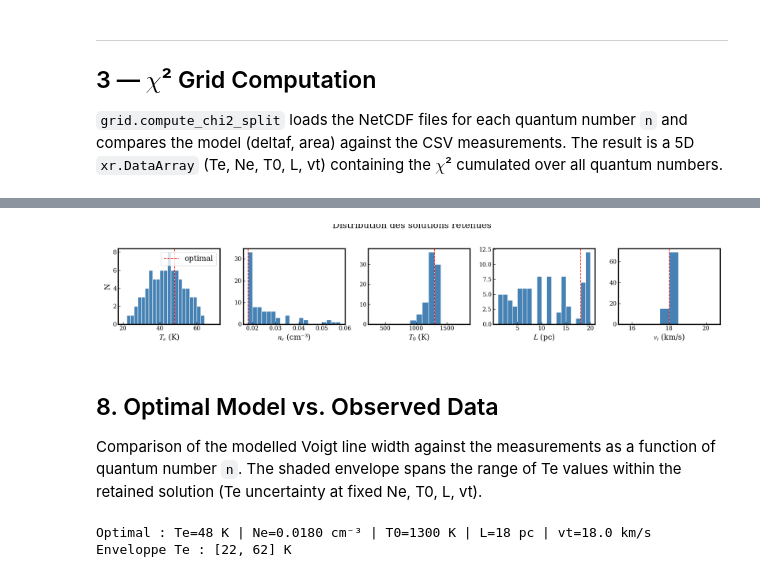
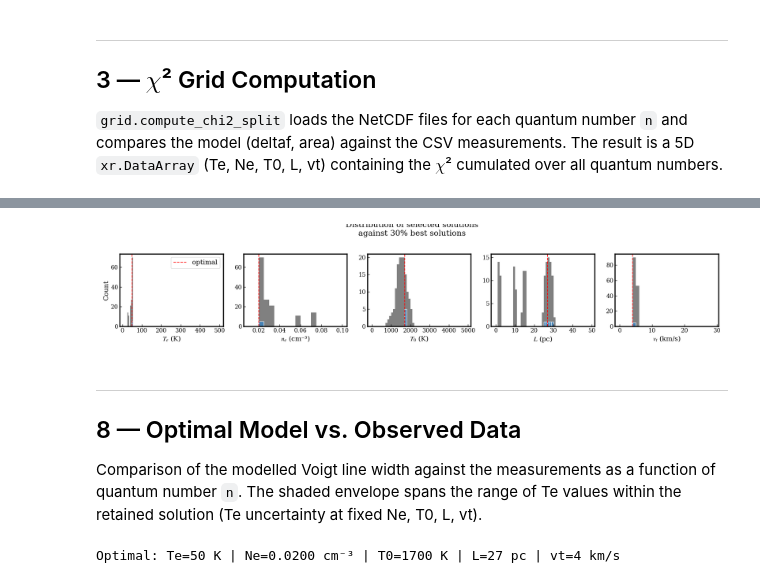
Before and after one commit to LucieCros/rrl-ism-analysis, a Jupyter notebook: notebooks/5_Grid-exploration.ipynb, the cells around one changed output, grey strips where cells are left out. Saved outputs shown, nothing was run; the diff lists cells and outputs as text; code cells hidden in the pictures.

Commit message:
grid exploration - final

```diff
--- a/notebooks/5_Grid-exploration.ipynb
+++ b/notebooks/5_Grid-exploration.ipynb
@@ -333,40 +317,10 @@ LL, TE = np.meshgrid(x_TeL, y_TeL)  # shape (nTe, nL)
 # Adjust per source/beam:
 #   beam2 : cond = (LL < 21.5) | (TE < funclo(LL))
 #   beam3 : cond = (LL < 9) | (LL > 12)
-cond = LL > 32   # exclude lines of sight that are too long
+cond = (LL > 32) | (LL < 20)    # exclusion of some values of L
 
-
-def make_masked_heatmap(df_subset, x_cols, y_idx, cond):
-    """
-    Pivot df_subset into a (Te, L) heatmap, re-index onto the full grid,
-    and apply the mask `cond` (excluded values → NaN).
-
-    Parameters
-    ----------
-    df_subset : pd.DataFrame
-        Subset of the χ² DataFrame to pivot.
-    x_cols : array-like
-        Full L axis values (columns).
-    y_idx : array-like
-        Full Te axis values (index).
-    cond : np.ndarray of bool
-        Boolean mask (True = exclude); same shape as the heatmap.
-
-    Returns
-    -------
-    np.ndarray
-        Masked heatmap values (NaN where excluded).
-    """
-    hm = df_subset.pivot_table(
-        index='Te', columns='L', values='chi2', aggfunc='min'
-    ).reindex(columns=x_cols, index=y_idx)
-    vals = hm.values.copy()
-    vals[cond] = np.nan
-    return vals
-
-
-z_masked15 = make_masked_heatmap(df_best15, x_TeL, y_TeL, cond)
-z_masked30 = make_masked_heatmap(df_best30, x_TeL, y_TeL, cond)
+# Masked heatmaps — make_masked_heatmap is now in grid_exploration module
+z_masked15 = grid.make_masked_heatmap(df_best15, x_TeL, y_TeL, cond)
 
 # Retained solutions: χ² values present in the unmasked region
 valid_chi2  = np.unique(z_masked15[~np.isnan(z_masked15)])
@@ -433,27 +391,28 @@ The red line marks the optimal value.
 # %%
 PARAMS = ['Te', 'Ne', 'T0', 'L', 'vt']
 PARAM_AXES = {'Te': Te_orig, 'Ne': Ne_orig, 'T0': T0_orig,
               'L': L_orig,   'vt': vt_orig}
 PARAM_LABELS = {
     'Te': '$T_e$ (K)',      'Ne': '$n_e$ (cm⁻³)',
     'T0': '$T_0$ (K)',      'L':  '$L$ (pc)',
     'vt': '$v_t$ (km/s)',
 }
 
 fig_hist, axhists = plt.subplots(1, 5, figsize=(20, 4))
 for ax_h, p in zip(axhists, PARAMS):
     ax_orig = PARAM_AXES[p]
     d_step  = ax_orig[1] - ax_orig[0]         # grid step size
     exten   = np.unique(df_best30[p])
-    bins    = np.arange(exten[0], exten[-1] + d_step, d_step)
+    bins    = np.arange(ax_orig[0], ax_orig[-1] + d_step, d_step)
+    ax_h.hist(df_best30[p], bins=bins, color="gray")
     ax_h.hist(df_solution[p], bins=bins, color='steelblue', edgecolor='white')
     ax_h.axvline(df_opt[p].values[0], color='r', lw=1.5, ls='--', label='optimal')
     ax_h.set_xlabel(PARAM_LABELS[p])
     if p == 'Te':
         ax_h.set_ylabel('Count')
         ax_h.legend()
 
-fig_hist.suptitle('Distribution of kept solutions', y=1.02)
+fig_hist.suptitle('Distribution of selected solutions\nagainst 30% best solutions', y=1.02)
 fig_hist.tight_layout()
 # %% [output]
-[figure, old version]
+[figure, new version]
@@ -460,5 +421,6 @@ fig_hist.tight_layout()
 # %% [markdown]
-## 8. Optimal Model vs. Observed Data
+---
+## 8 — Optimal Model vs. Observed Data
 
 Comparison of the modelled Voigt line width against the measurements
 as a function of quantum number `n`. The shaded envelope spans the range
@@ -471,15 +433,9 @@ T0_opt = df_opt.T0.values[0]
 L_opt  = df_opt.L.values[0]
 vt_opt = df_opt.vt.values[0]
 
-# Te uncertainty envelope
-Te_min = df_solution['Te'].min()
-Te_max = df_solution['Te'].max()
-
 print(f'Optimal: Te={Te_opt} K | Ne={Ne_opt:.4f} cm⁻³ | '
       f'T0={T0_opt} K | L={L_opt} pc | vt={vt_opt} km/s')
-print(f'Te envelope: [{Te_min}, {Te_max}] K')
 # %% [output]
-Optimal : Te=48 K | Ne=0.0180 cm⁻³ | T0=1300 K | L=18 pc | vt=18.0 km/s
-Enveloppe Te : [22, 62] K
+Optimal: Te=50 K | Ne=0.0200 cm⁻³ | T0=1700 K | L=27 pc | vt=4 km/s
 # %%
 # ── Observed data ─────────────────────────────────────────────────────────
```
Also changed, not shown: parts of 31 cells of this notebook, 4 other files.
